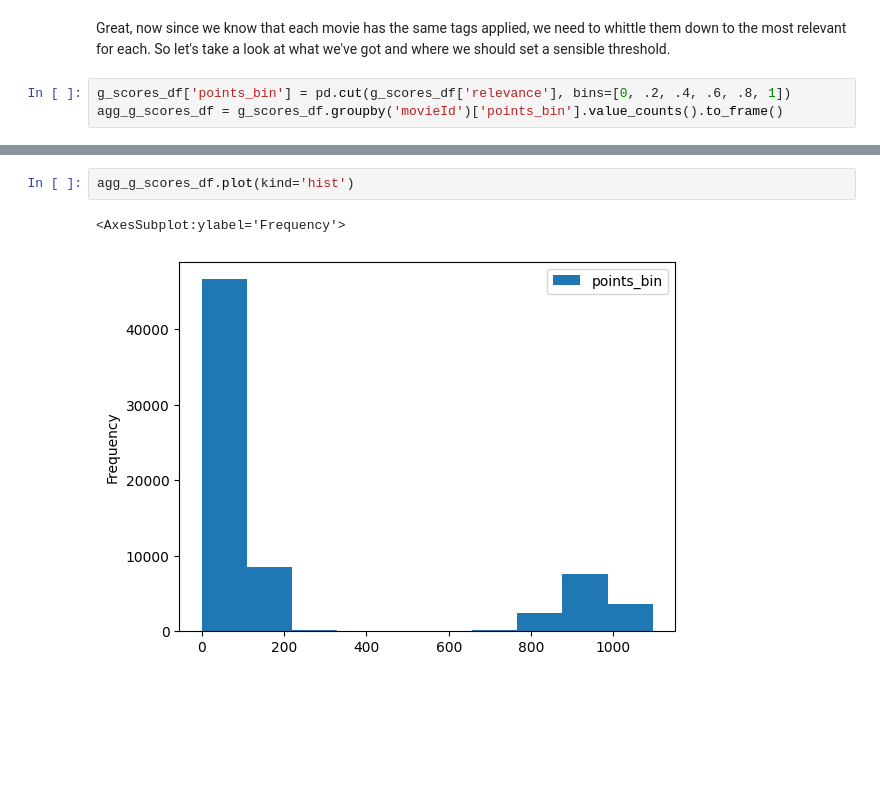
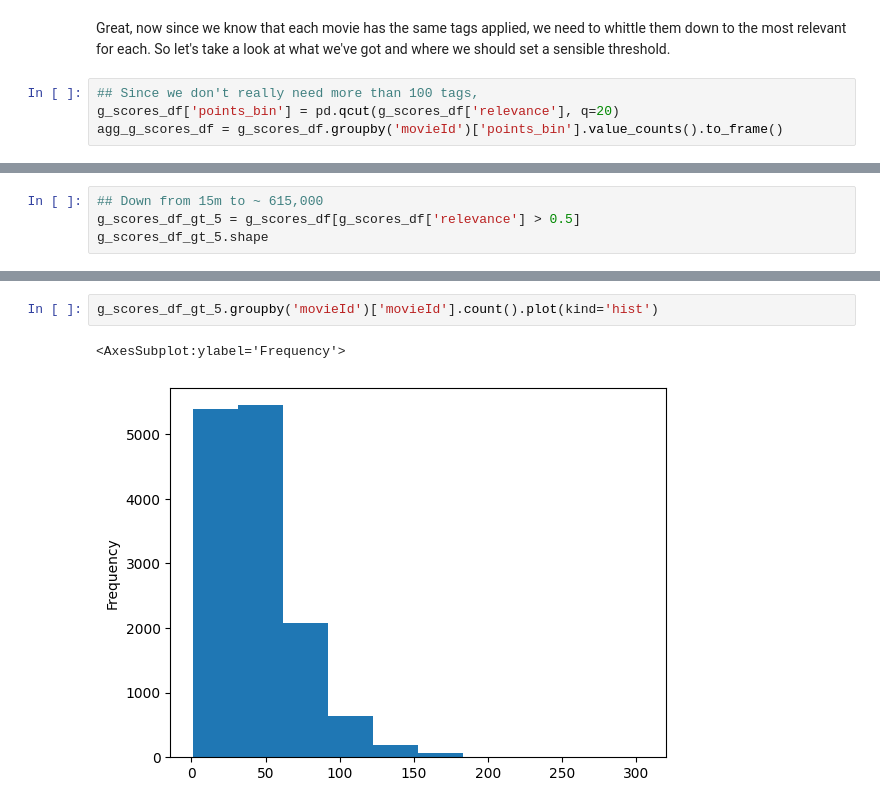
Before and after one commit to jh2048/movie_recommender, a Jupyter notebook: notebooks/collaborative_recommender.ipynb, the cells around one changed output, grey strips where cells are left out. Saved outputs shown, nothing was run; the diff lists cells and outputs as text; blank space fills up the shorter version.

Commit message:
Further notes made and relevance test threshold decided.

```diff
--- a/notebooks/collaborative_recommender.ipynb
+++ b/notebooks/collaborative_recommender.ipynb
@@ -206,5 +212,6 @@ print(g_tags_df.shape)
 # %% [markdown]
 Great, now since we know that each movie has the same tags applied, we need to whittle them down to the most relevant for each. So let's take a look at what we've got and where we should set a sensible threshold.
 # %%
-g_scores_df['points_bin'] = pd.cut(g_scores_df['relevance'], bins=[0, .2, .4, .6, .8, 1])
+## Since we don't really need more than 100 tags,
+g_scores_df['points_bin'] = pd.qcut(g_scores_df['relevance'], q=20)
 agg_g_scores_df = g_scores_df.groupby('movieId')['points_bin'].value_counts().to_frame()
@@ -210,0 +239,4 @@ agg_g_scores_df = g_scores_df.groupby('movieId')['points_bin'].value_counts().to
+# %%
+## Down from 15m to ~ 615,000
+g_scores_df_gt_5 = g_scores_df[g_scores_df['relevance'] > 0.5]
+g_scores_df_gt_5.shape
@@ -211,5 +255,5 @@ agg_g_scores_df = g_scores_df.groupby('movieId')['points_bin'].value_counts().to
 # %%
-agg_g_scores_df.plot(kind='hist')
+g_scores_df_gt_5.groupby('movieId')['movieId'].count().plot(kind='hist')
 # %% [output]
 <AxesSubplot:ylabel='Frequency'>
-[figure, old version]
+[figure, new version]
```
Also changed, not shown: parts of 7 cells of this notebook.
